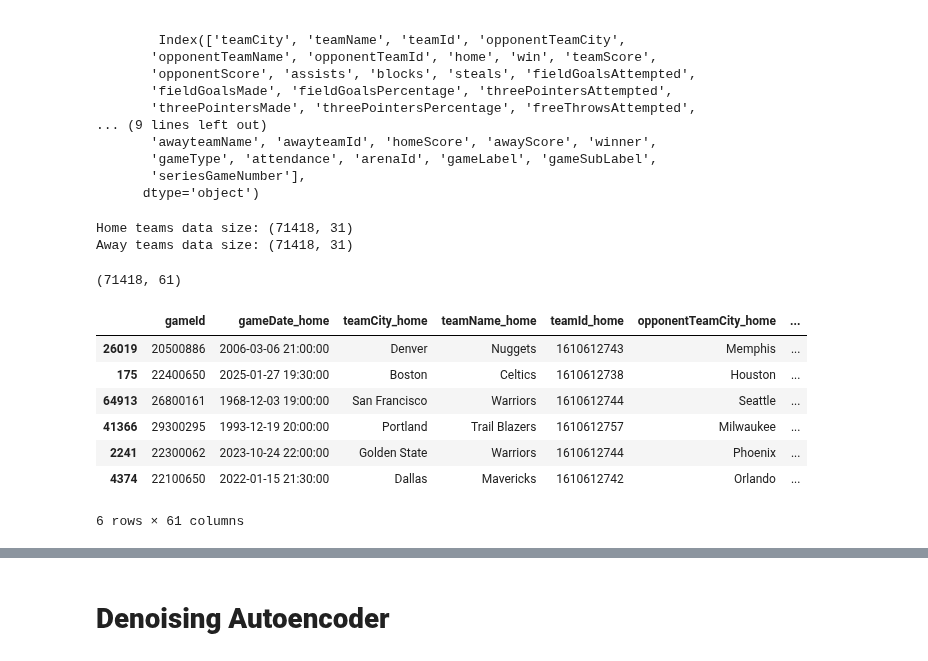
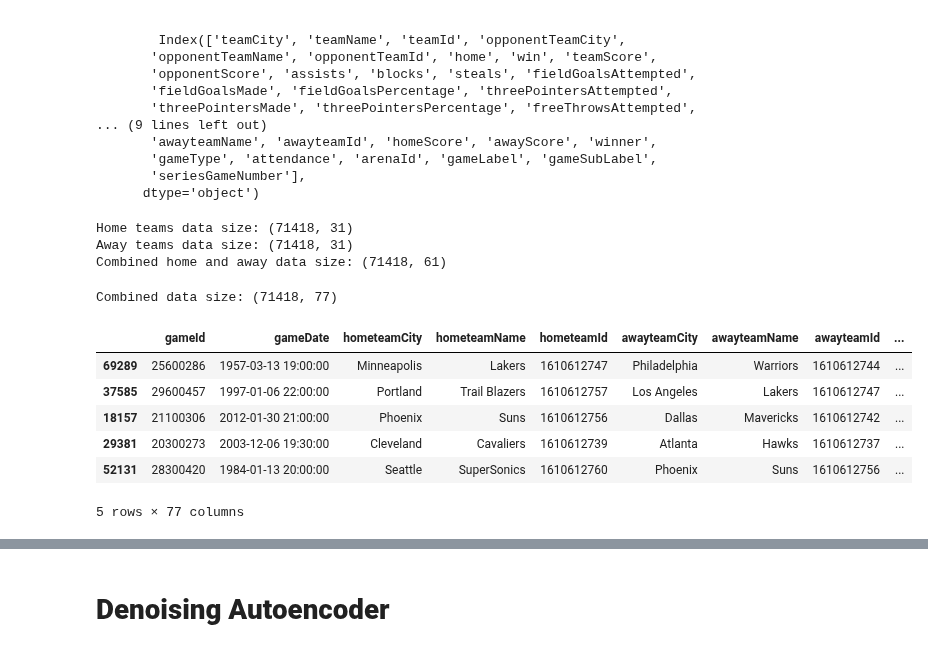
Before and after one commit to pshukl21/CollabProject, a Jupyter notebook: nbaModel.ipynb, the cells around one changed output, grey strips where cells are left out. Drawn from its saved outputs; the diff is of its cells as text; code cells hidden in the pictures.

```diff
--- a/nbaModel.ipynb
+++ b/nbaModel.ipynb
@@ -214,21 +165,25 @@ print(f"Home teams data size: {df_games_big_home.shape}")
 # subsetting by away teams
 df_games_big_away = df_games_big[df_games_big.home == 0]
 print(f"Away teams data size: {df_games_big_away.shape}")
+
+# merging home and away teams dataframes
+df_games_wide = df_games_big_home.merge(right=df_games_big_away,how='inner',on='gameId',suffixes=('_home','_away'))
+print(f"Combined home and away data size: {df_games_wide.shape}")
 # %% [output]
 Home teams data size: (71418, 31)
 Away teams data size: (71418, 31)
+Combined home and away data size: (71418, 61)
 # %%
-# merging home and away teams dataframes
-df_games_wide = df_games_big_home.merge(right=df_games_big_away,how='inner',on='gameId',suffixes=('_home','_away'))
-print(df_games_wide.shape)
-df_games_wide.sample(6)
+# merging df_games and home and away teams (df_games_wide) dataframes to make one big df_games dataframe
+df_games = df_games_small.merge(right=df_games_wide, how='inner',on='gameId',suffixes=('_small','_wide'))
+print(f"Combined data size: {df_games.shape}")
+df_games.sample(5) # quick look at the data
 # %% [output]
-(71418, 61)
+Combined data size: (71418, 77)
-|  | gameId | gameDate_home | teamCity_home | teamName_home | teamId_home | opponentTeamCity_home | ... |
-| 26019 | 20500886 | 2006-03-06 21:00:00 | Denver | Nuggets | 1610612743 | Memphis | ... |
-| 175 | 22400650 | 2025-01-27 19:30:00 | Boston | Celtics | 1610612738 | Houston | ... |
-| 64913 | 26800161 | 1968-12-03 19:00:00 | San Francisco | Warriors | 1610612744 | Seattle | ... |
-| 41366 | 29300295 | 1993-12-19 20:00:00 | Portland | Trail Blazers | 1610612757 | Milwaukee | ... |
-| 2241 | 22300062 | 2023-10-24 22:00:00 | Golden State | Warriors | 1610612744 | Phoenix | ... |
-| 4374 | 22100650 | 2022-01-15 21:30:00 | Dallas | Mavericks | 1610612742 | Orlando | ... |
+|  | gameId | gameDate | hometeamCity | hometeamName | hometeamId | awayteamCity | awayteamName | awayteamId | ... |
+| 69289 | 25600286 | 1957-03-13 19:00:00 | Minneapolis | Lakers | 1610612747 | Philadelphia | Warriors | 1610612744 | ... |
+| 37585 | 29600457 | 1997-01-06 22:00:00 | Portland | Trail Blazers | 1610612757 | Los Angeles | Lakers | 1610612747 | ... |
+| 18157 | 21100306 | 2012-01-30 21:00:00 | Phoenix | Suns | 1610612756 | Dallas | Mavericks | 1610612742 | ... |
+| 29381 | 20300273 | 2003-12-06 19:30:00 | Cleveland | Cavaliers | 1610612739 | Atlanta | Hawks | 1610612737 | ... |
+| 52131 | 28300420 | 1984-01-13 20:00:00 | Seattle | SuperSonics | 1610612760 | Phoenix | Suns | 1610612756 | ... |
-6 rows × 61 columns
+5 rows × 77 columns
```
Also changed, not shown: parts of 40 cells of this notebook.
